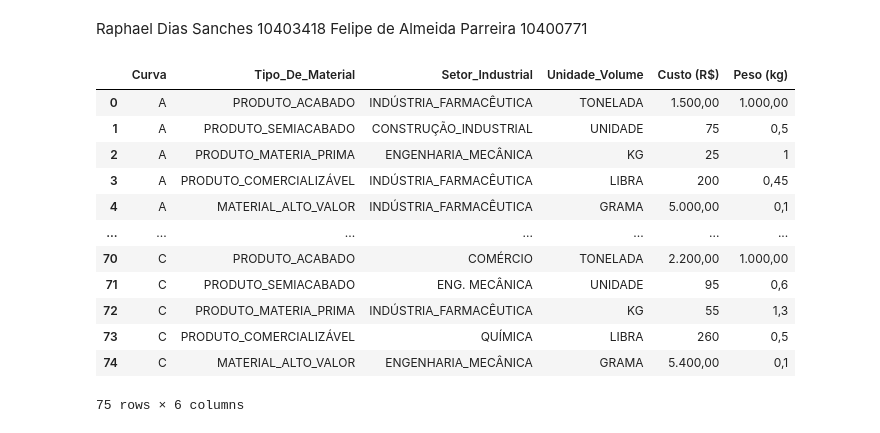
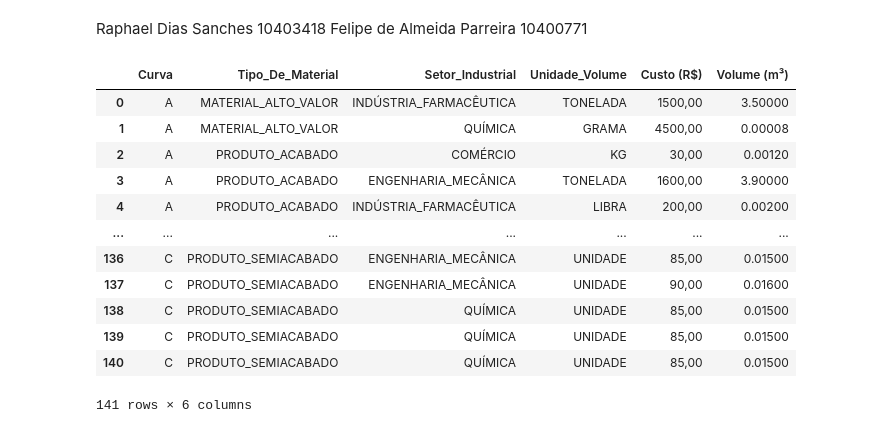
Before and after one commit to sanchesprogramer/Ciencia-de-dados, a Jupyter notebook: Gráfico de dispersão.ipynb, the cells around one changed output. Drawn from its saved outputs; the diff is of its cells as text; code cells hidden in the pictures.

```diff
--- a/Gráfico de dispersão.ipynb
+++ b/Gráfico de dispersão.ipynb
@@ -6,37 +6,37 @@ Felipe de Almeida Parreira 10400771
 # %%
 from sklearn.datasets import load_iris
 from sklearn import tree
 import graphviz
 from sklearn.model_selection import cross_val_score
 from sklearn.inspection import permutation_importance
 from sklearn.tree import DecisionTreeClassifier
 from sklearn.model_selection import train_test_split
 from sklearn.preprocessing import StandardScaler
 from sklearn.neighbors import KNeighborsClassifier
 from sklearn.metrics import accuracy_score, classification_report
 import dtreeviz
 import pandas as pd
 from sklearn import datasets
 from matplotlib import pyplot as plt
 import numpy as np
 
-curva_abc = pd.read_csv(r'https://raw.githubusercontent.com/sanchesprogramer/Ciencia_de_dados/main/trab2.csv?token=GHSAT0AAAAAACXRO62MAFE3OQOGXM3XAUEIZXHSY4Q', encoding='utf-8', sep=';')
-curva_abc = curva_abc [['Curva','Tipo_De_Material','Setor_Industrial','Unidade_Volume','Custo (R$)','Peso (kg)']]
+curva_abc = pd.read_csv('https://raw.githubusercontent.com/sanchesprogramer/Ciencia-de-dados/main/trab10.csv', encoding='UTF-8', sep=';')
+curva_abc = curva_abc [['Curva','Tipo_De_Material','Setor_Industrial','Unidade_Volume','Custo (R$)','Volume (m³)']]
 display(curva_abc)
 # %% [output]
-|  | Curva | Tipo_De_Material | Setor_Industrial | Unidade_Volume | Custo (R$) | Peso (kg) |
-| 0 | A | PRODUTO_ACABADO | INDÚSTRIA_FARMACÊUTICA | TONELADA | 1.500,00 | 1.000,00 |
-| 1 | A | PRODUTO_SEMIACABADO | CONSTRUÇÃO_INDUSTRIAL | UNIDADE | 75 | 0,5 |
-| 2 | A | PRODUTO_MATERIA_PRIMA | ENGENHARIA_MECÂNICA | KG | 25 | 1 |
-| 3 | A | PRODUTO_COMERCIALIZÁVEL | INDÚSTRIA_FARMACÊUTICA | LIBRA | 200 | 0,45 |
-| 4 | A | MATERIAL_ALTO_VALOR | INDÚSTRIA_FARMACÊUTICA | GRAMA | 5.000,00 | 0,1 |
+|  | Curva | Tipo_De_Material | Setor_Industrial | Unidade_Volume | Custo (R$) | Volume (m³) |
+| 0 | A | MATERIAL_ALTO_VALOR | INDÚSTRIA_FARMACÊUTICA | TONELADA | 1500,00 | 3.50000 |
+| 1 | A | MATERIAL_ALTO_VALOR | QUÍMICA | GRAMA | 4500,00 | 0.00008 |
+| 2 | A | PRODUTO_ACABADO | COMÉRCIO | KG | 30,00 | 0.00120 |
+| 3 | A | PRODUTO_ACABADO | ENGENHARIA_MECÂNICA | TONELADA | 1600,00 | 3.90000 |
+| 4 | A | PRODUTO_ACABADO | INDÚSTRIA_FARMACÊUTICA | LIBRA | 200,00 | 0.00200 |
 | ... | ... | ... | ... | ... | ... | ... |
-| 70 | C | PRODUTO_ACABADO | COMÉRCIO | TONELADA | 2.200,00 | 1.000,00 |
-| 71 | C | PRODUTO_SEMIACABADO | ENG. MECÂNICA | UNIDADE | 95 | 0,6 |
-| 72 | C | PRODUTO_MATERIA_PRIMA | INDÚSTRIA_FARMACÊUTICA | KG | 55 | 1,3 |
-| 73 | C | PRODUTO_COMERCIALIZÁVEL | QUÍMICA | LIBRA | 260 | 0,5 |
-| 74 | C | MATERIAL_ALTO_VALOR | ENGENHARIA_MECÂNICA | GRAMA | 5.400,00 | 0,1 |
+| 136 | C | PRODUTO_SEMIACABADO | ENGENHARIA_MECÂNICA | UNIDADE | 85,00 | 0.01500 |
+| 137 | C | PRODUTO_SEMIACABADO | ENGENHARIA_MECÂNICA | UNIDADE | 90,00 | 0.01600 |
+| 138 | C | PRODUTO_SEMIACABADO | QUÍMICA | UNIDADE | 85,00 | 0.01500 |
+| 139 | C | PRODUTO_SEMIACABADO | QUÍMICA | UNIDADE | 85,00 | 0.01500 |
+| 140 | C | PRODUTO_SEMIACABADO | QUÍMICA | UNIDADE | 85,00 | 0.01500 |
-75 rows × 6 columns
+141 rows × 6 columns
 # %%
 !pip install dtreeviz
 # %% [output]
```
Also changed, not shown: parts of 2 cells of this notebook.
